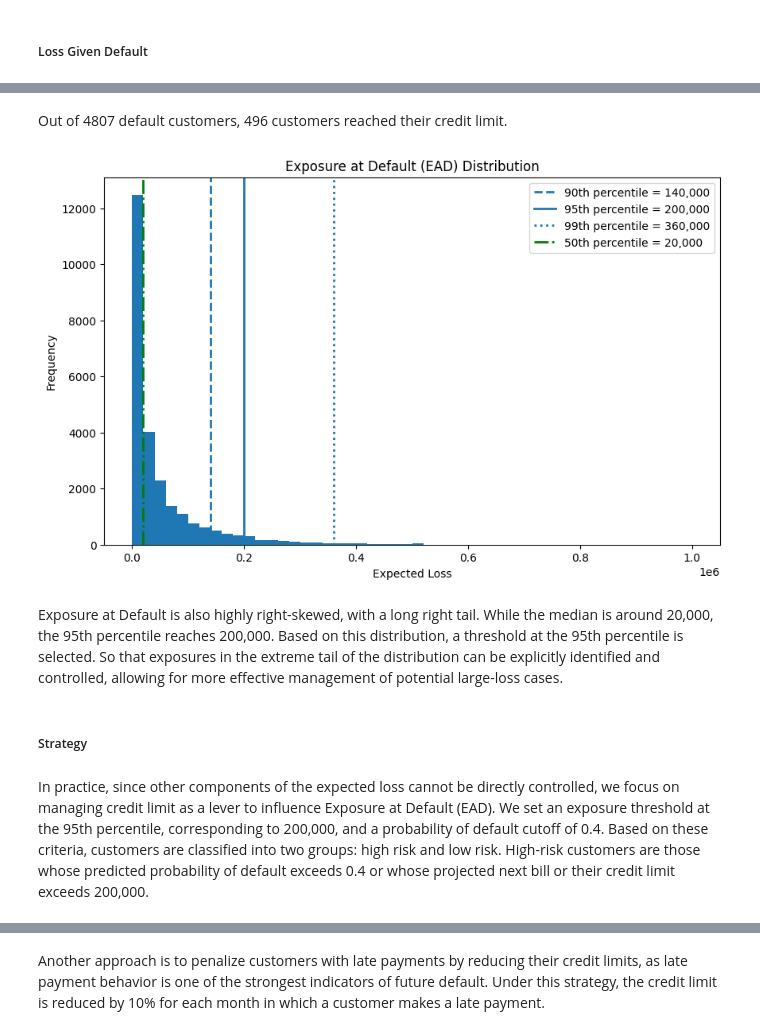
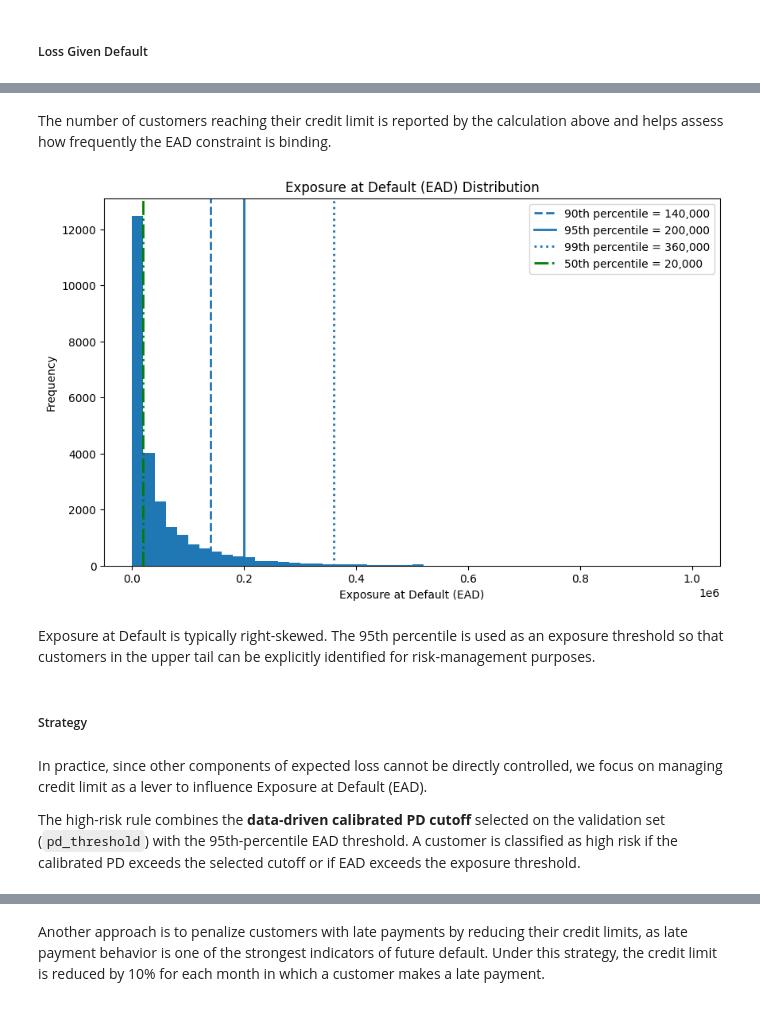
Before and after one commit to uyenlee2111-ai/creditscoring_end, a Jupyter notebook: Projects/Credit_Scoring.ipynb, the cells around one changed output, grey strips where cells are left out. Saved outputs shown, nothing was run; the diff lists cells and outputs as text; code cells hidden in the pictures.

```diff
--- a/Projects/Credit_Scoring.ipynb
+++ b/Projects/Credit_Scoring.ipynb
@@ -807,5 +756,26 @@ Best F1-Score: 0.5150249600410461
 # %%
-# Prediction
-y_val_proba_nn = nn_model.predict(X_val_scaled).ravel()
-y_train_proba_nn = nn_model.predict(X_train_scaled).ravel()
-y_pred_nn = (y_val_proba_nn > 0.5).astype(int)
+# Fit the calibrator only on the separate calibration set.
+# The calibration model learns how the model's raw probability scores
+# correspond to the observed default frequency.
+eps = 1e-6
+
+def probability_to_logit(p):
+    p = np.clip(p, eps, 1 - eps)
+    return np.log(p / (1 - p))
+
+calibration_model = LogisticRegression(solver="lbfgs")
+calibration_model.fit(
+    probability_to_logit(y_cal_proba_final).reshape(-1, 1),
+    y_cal
+)
+
+# Apply calibration to validation and final test probabilities.
+y_val_proba_calibrated = calibration_model.predict_proba(
+    probability_to_logit(y_val_proba_final).reshape(-1, 1)
+)[:, 1]
+
+y_test_proba_calibrated = calibration_model.predict_proba(
+    probability_to_logit(y_test_proba_final).reshape(-1, 1)
+)[:, 1]
+
+y_pred_final = (y_val_proba_calibrated >= 0.5).astype(int)
@@ -878,6 +903,10 @@ The expected next-month bill is calculated as the product of the bill trend and
 df_train_clean["next_bill"] = (1+df_train_clean["average_bill_trend"]) * df_train_clean["Bill_amt6"]
 df_train_clean["EAD"] = np.where(df_train_clean["next_bill"] > df_train_clean["LIMIT_BAL"], df_train_clean["LIMIT_BAL"], df_train_clean["next_bill"])
 # %%
-# Caulate probability of default (PD)
-X_scale = preprocessing.transform(X)
-df_train_clean["PD"] = nn_model.predict(X_scale).ravel()
+# Calculate calibrated probability of default (PD) for the portfolio.
+# The selected model can directly transform the original feature matrix.
+raw_pd_all = selected_model.predict_proba(X)[:, 1]
+
+df_train_clean["PD"] = calibration_model.predict_proba(
+    probability_to_logit(raw_pd_all).reshape(-1, 1)
+)[:, 1]
@@ -1033,5 +1089,5 @@ df_train_clean[df_train_clean["next_bill"] >= df_train_clean["LIMIT_BAL"]]["next
 # %% [markdown]
-Out of 4807 default customers, 496 customers reached their credit limit.
+The number of customers reaching their credit limit is reported by the calculation above and helps assess how frequently the EAD constraint is binding.
 # %%
 # Check distribution of EAD
 p90_EAD = df_train_clean["EAD"].quantile(0.90)
@@ -1050,41 +1106,42 @@ plt.axvline(
     label=f'90th percentile = {p90_EAD:,.0f}'
 )
 
 plt.axvline(
     p95_EAD,
     linestyle='-',
     linewidth=2,
     label=f'95th percentile = {p95_EAD:,.0f}'
 )
 
 plt.axvline(
     p99_EAD,
     linestyle=':',
     linewidth=2,
     label=f'99th percentile = {p99_EAD:,.0f}'
 )
 
 plt.axvline(
     p50_EAD,
     linestyle='-.',
     linewidth=2,
-    color = 'green',
+    color='green',
     label=f'50th percentile = {p50_EAD:,.0f}'
 )
 
-plt.xlabel("Expected Loss")
+plt.xlabel("Exposure at Default (EAD)")
 plt.ylabel("Frequency")
 plt.title("Exposure at Default (EAD) Distribution")
 plt.legend()
 
 plt.show()
 # %% [output]
-[figure, old version]
+[figure, new version]
 # %% [markdown]
-Exposure at Default is also highly right-skewed, with a long right tail. While the median is around 20,000, the 95th percentile reaches 200,000. Based on this distribution, a threshold at the 95th percentile is selected. So that exposures in the extreme tail of the distribution can be explicitly identified and controlled, allowing for more effective management of potential large-loss cases.
+Exposure at Default is typically right-skewed. The 95th percentile is used as an exposure threshold so that customers in the upper tail can be explicitly identified for risk-management purposes.
 # %% [markdown]
 ##### Strategy
 # %% [markdown]
-In practice, since other components of the expected loss cannot be directly controlled, we focus on managing credit limit as a lever to influence Exposure at Default (EAD).
-We set an exposure threshold at the 95th percentile, corresponding to 200,000, and a probability of default cutoff of 0.4. Based on these criteria, customers are classified into two groups: high risk and low risk. High-risk customers are those whose predicted probability of default exceeds 0.4 or whose projected next bill or their credit limit exceeds 200,000.
+In practice, since other components of expected loss cannot be directly controlled, we focus on managing credit limit as a lever to influence Exposure at Default (EAD).
+
+The high-risk rule combines the **data-driven calibrated PD cutoff** selected on the validation set (`pd_threshold`) with the 95th-percentile EAD threshold. A customer is classified as high risk if the calibrated PD exceeds the selected cutoff or if EAD exceeds the exposure threshold.
 # %%
```
Also changed, not shown: parts of 54 cells of this notebook, 6 other files.
